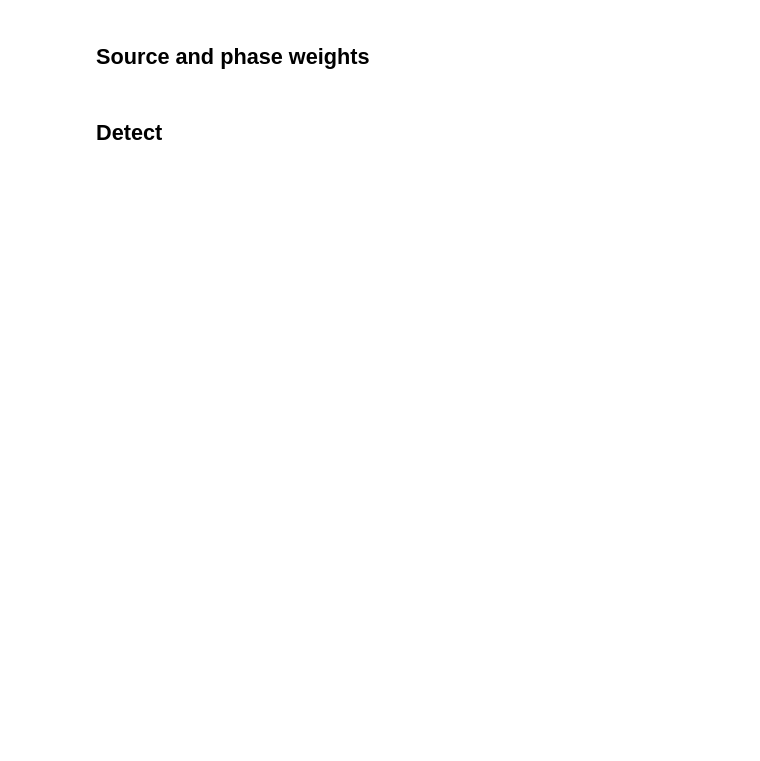
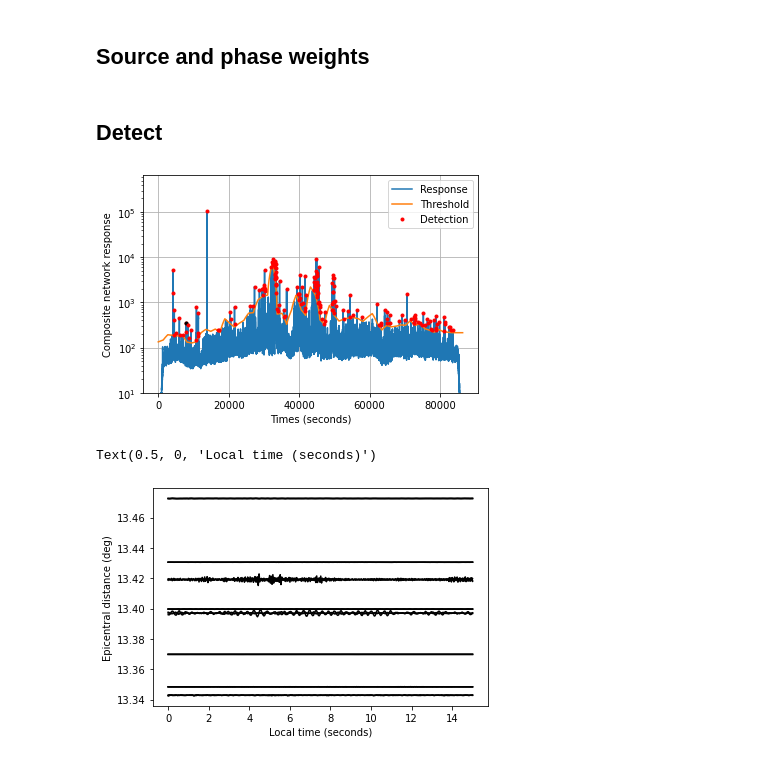
Before and after one commit to ebeauce/beampower, a Jupyter notebook: notebooks/3_localization.ipynb, the cells around one changed output. Cells and saved outputs as stored; diff of their text form; code cells hidden in the pictures; blank space fills up the shorter version.

```diff
--- a/notebooks/3_localization.ipynb
+++ b/notebooks/3_localization.ipynb
@@ -115,14 +131,25 @@ axf.set_ylim(-ymax, ymax)
 # %% [markdown]
 ## Source and phase weights
 # %%
+# Get time delays
+time_delays = travel_times[SEISMIC_PHASES]
+time_delays = time_delays.to_array().to_numpy().astype(np.int32)
+time_delays = time_delays.reshape((*time_delays.shape[:2], -1))
+time_delays = time_delays.transpose(-1, 1, 0)
+
 weight_shape = (*features.shape[:-1], len(SEISMIC_PHASES))
 weights_phase = np.ones(weight_shape, dtype=np.float32)
 weights_phase[:, :2, 0] = 0.0
 weights_phase[:, 2, 1] = 0.0
-weights_sources = np.ones(travel_times.shape[:-1], dtype=np.float32)
+weights_sources = np.ones(time_delays.shape[:-1], dtype=np.float32)
 
-response, source_id = composite_network_response(
-    features, moveouts, weights_phase, weights_sources, device="cpu"
+# Beamform
+response, source_id = bp.beampower.beamform_max(
+    features,
+    time_delays,
+    weights_phase,
+    weights_sources,
+    device="cpu"
 )
 # %% [markdown]
 ## Detect
@@ -185,32 +212,36 @@ plt.ylabel("Composite network response")
 plt.yscale("log")
 plt.ylim(bottom=10)
 plt.grid()
 plt.show()
 
 fig, ax = plt.subplots(1)
-for trace in obspy.read(DIRPATH_WAVEFORMS):
+for trace in obspy.read(os.path.join(DIRPATH_WAVEFORMS, "*.mseed")):
 
     date = calendar_times[peaks[0][WAVEFORM_ID]]
     date = trace.stats.starttime + date
 
     trace.trim(
         starttime=date - WINDOW_VIEW_EXTENT_SEC,
         endtime=date + 2 * WINDOW_VIEW_EXTENT_SEC,
     )
 
     # Attach response
     filepath_inventory = f"{trace.stats.network}.{trace.stats.station}.xml"
-    filepath_inventory = os.path.join(DIRPATH_RAW, filepath_inventory)
+    filepath_inventory = os.path.join("../data/", filepath_inventory)
     inventory = obspy.read_inventory(filepath_inventory)
     station_coordinates = inventory.get_coordinates(trace.id)
 
     # Distance
     p1 = station_coordinates["latitude"], station_coordinates["longitude"]
     p2 = source_coordinates[0], source_coordinates[1]
     distance = obspy.geodetics.base.locations2degrees(*p1, *p2)
 
     # Plot
     ax.plot(trace.times(), 400 * trace.data + distance, "k", rasterized=True)
 
 ax.set_ylabel("Epicentral distance (deg)")
 ax.set_xlabel("Local time (seconds)")
+# %% [output]
+[figure, added]
+Text(0.5, 0, 'Local time (seconds)')
+[figure, added]
```
Also changed, not shown: parts of 14 cells of this notebook, 1 other file.
